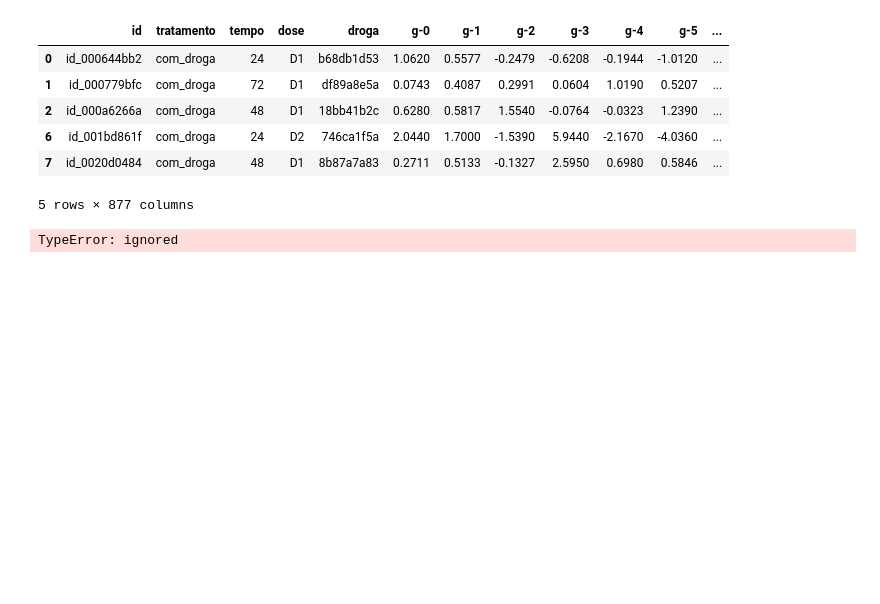
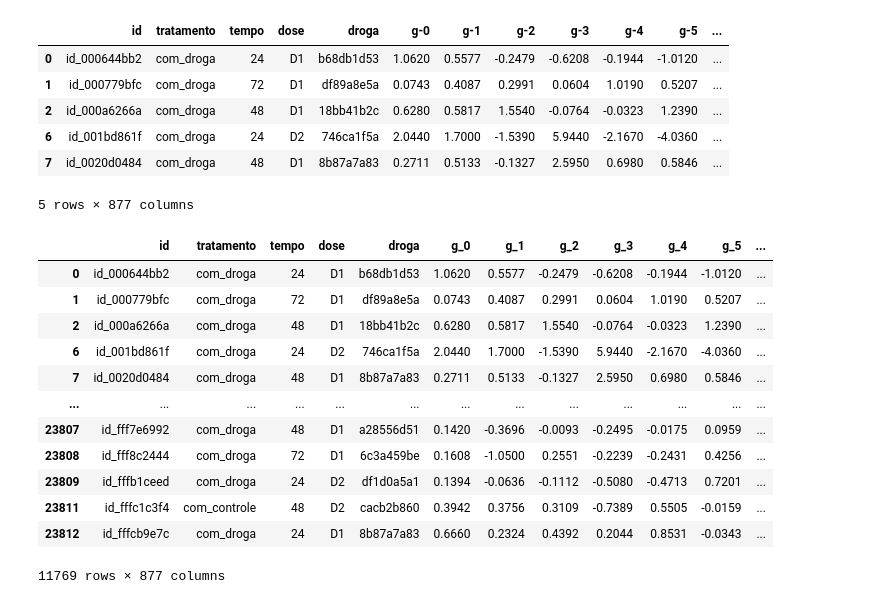
Before and after one commit to nak4hara/imersao-dados-alura, a Jupyter notebook: Imersao_de_dados_01.ipynb, the cells around one changed output. Saved outputs shown, nothing was run; the diff lists cells and outputs as text; code cells hidden in the pictures; blank space fills up the shorter version.

```diff
--- a/Imersao_de_dados_01.ipynb
+++ b/Imersao_de_dados_01.ipynb
@@ -132,7 +142,20 @@ dados_filtrados.head()
 | 6 | id_001bd861f | com_droga | 24 | D2 | 746ca1f5a | 2.0440 | 1.7000 | -1.5390 | 5.9440 | -2.1670 | -4.0360 | ... |
 | 7 | id_0020d0484 | com_droga | 48 | D1 | 8b87a7a83 | 0.2711 | 0.5133 | -0.1327 | 2.5950 | 0.6980 | 0.5846 | ... |
 5 rows × 877 columns
-# %%
-dados.query('g-0' > 0)
-# %% [output]
-TypeError: ignored
+# %%
+dados.columns = [i.replace ('-', '_') for i in dados.columns]
+dados.query('g_0 > 0')
+# %% [output]
+|  | id | tratamento | tempo | dose | droga | g_0 | g_1 | g_2 | g_3 | g_4 | g_5 | ... |
+| 0 | id_000644bb2 | com_droga | 24 | D1 | b68db1d53 | 1.0620 | 0.5577 | -0.2479 | -0.6208 | -0.1944 | -1.0120 | ... |
+| 1 | id_000779bfc | com_droga | 72 | D1 | df89a8e5a | 0.0743 | 0.4087 | 0.2991 | 0.0604 | 1.0190 | 0.5207 | ... |
+| 2 | id_000a6266a | com_droga | 48 | D1 | 18bb41b2c | 0.6280 | 0.5817 | 1.5540 | -0.0764 | -0.0323 | 1.2390 | ... |
+| 6 | id_001bd861f | com_droga | 24 | D2 | 746ca1f5a | 2.0440 | 1.7000 | -1.5390 | 5.9440 | -2.1670 | -4.0360 | ... |
+| 7 | id_0020d0484 | com_droga | 48 | D1 | 8b87a7a83 | 0.2711 | 0.5133 | -0.1327 | 2.5950 | 0.6980 | 0.5846 | ... |
+| ... | ... | ... | ... | ... | ... | ... | ... | ... | ... | ... | ... | ... |
+| 23807 | id_fff7e6992 | com_droga | 48 | D1 | a28556d51 | 0.1420 | -0.3696 | -0.0093 | -0.2495 | -0.0175 | 0.0959 | ... |
+| 23808 | id_fff8c2444 | com_droga | 72 | D1 | 6c3a459be | 0.1608 | -1.0500 | 0.2551 | -0.2239 | -0.2431 | 0.4256 | ... |
+| 23809 | id_fffb1ceed | com_droga | 24 | D2 | df1d0a5a1 | 0.1394 | -0.0636 | -0.1112 | -0.5080 | -0.4713 | 0.7201 | ... |
+| 23811 | id_fffc1c3f4 | com_controle | 48 | D2 | cacb2b860 | 0.3942 | 0.3756 | 0.3109 | -0.7389 | 0.5505 | -0.0159 | ... |
+| 23812 | id_fffcb9e7c | com_droga | 24 | D1 | 8b87a7a83 | 0.6660 | 0.2324 | 0.4392 | 0.2044 | 0.8531 | -0.0343 | ... |
+11769 rows × 877 columns
```
Also changed, not shown: parts of 3 cells of this notebook.
